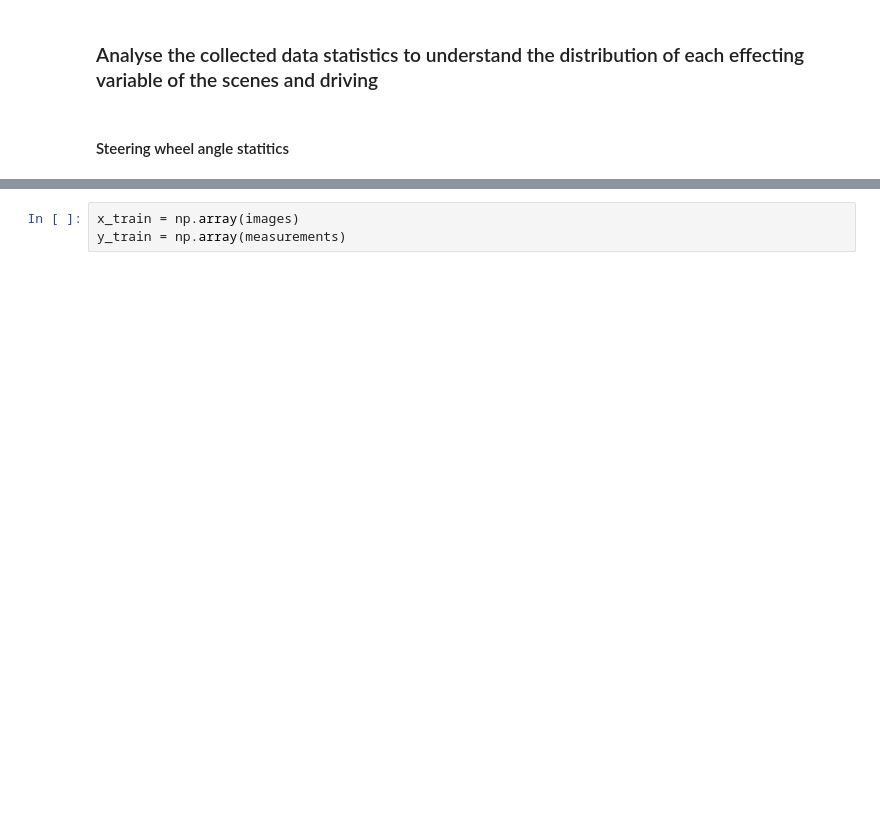
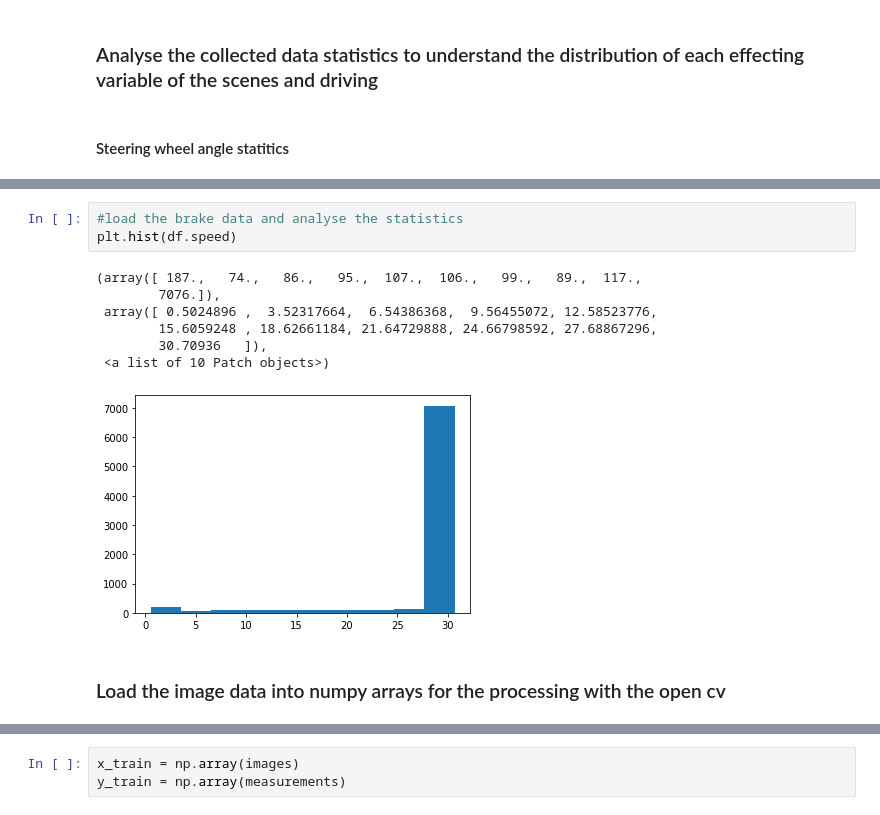
Before and after one commit to SitaramRyali/SDCND_Tensorflow, a Jupyter notebook: CarND-Behavioral-Cloning/Behavioral_Cloning_Project.ipynb, the cells around one changed output, grey strips where cells are left out. Saved outputs shown, nothing was run; the diff lists cells and outputs as text; blank space fills up the shorter version.

```diff
--- a/CarND-Behavioral-Cloning/Behavioral_Cloning_Project.ipynb
+++ b/CarND-Behavioral-Cloning/Behavioral_Cloning_Project.ipynb
@@ -94,0 +96,13 @@ for line in lines[1:]:
+# %%
+#load the brake data and analyse the statistics
+plt.hist(df.speed)
+# %% [output]
+(array([ 187.,   74.,   86.,   95.,  107.,  106.,   99.,   89.,  117.,
+        7076.]),
+ array([ 0.5024896 ,  3.52317664,  6.54386368,  9.56455072, 12.58523776,
+        15.6059248 , 18.62661184, 21.64729888, 24.66798592, 27.68867296,
+        30.70936   ]),
+ <a list of 10 Patch objects>)
+[figure, added]
+# %% [markdown]
+### Load the image data into numpy arrays for the processing with the open cv
```
Also changed, not shown: parts of 22 cells of this notebook.
